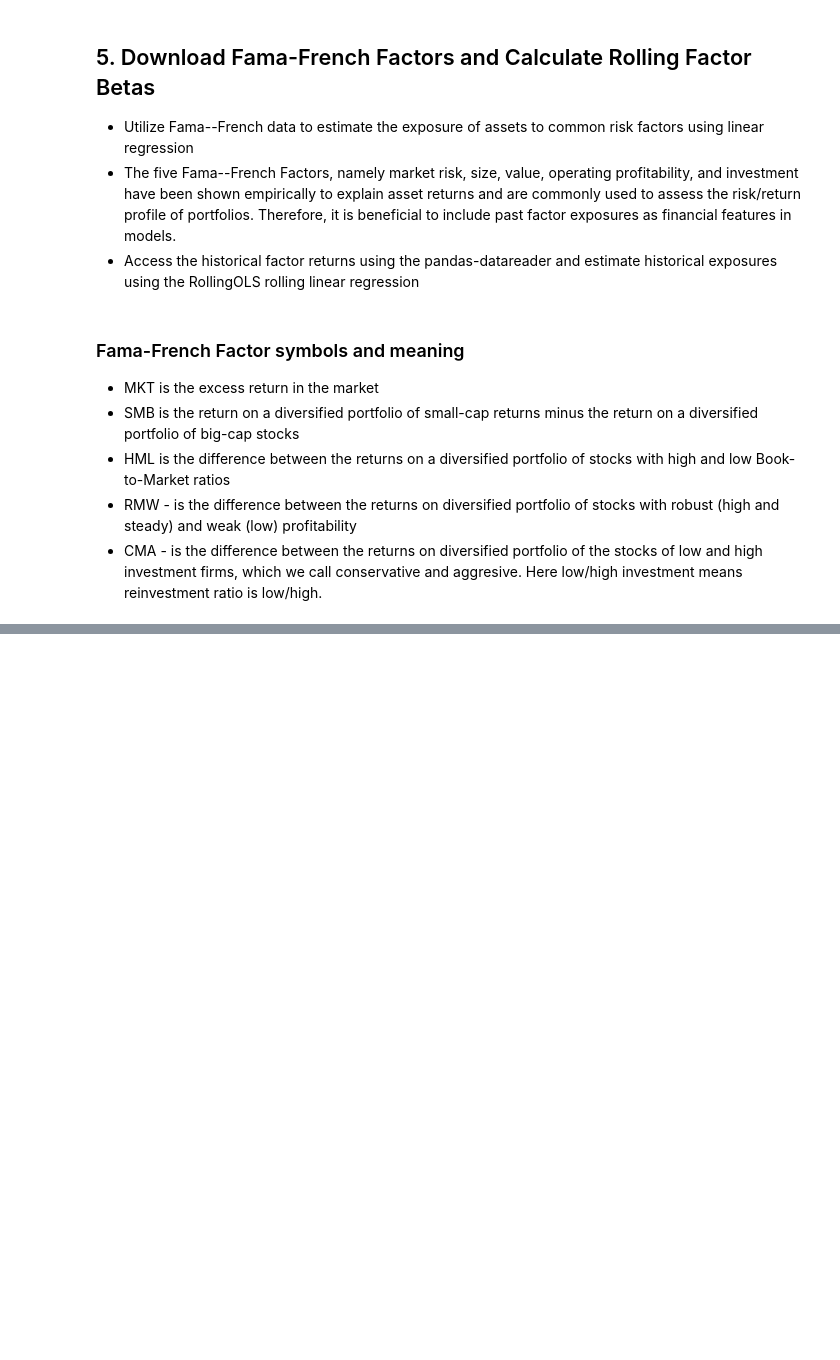
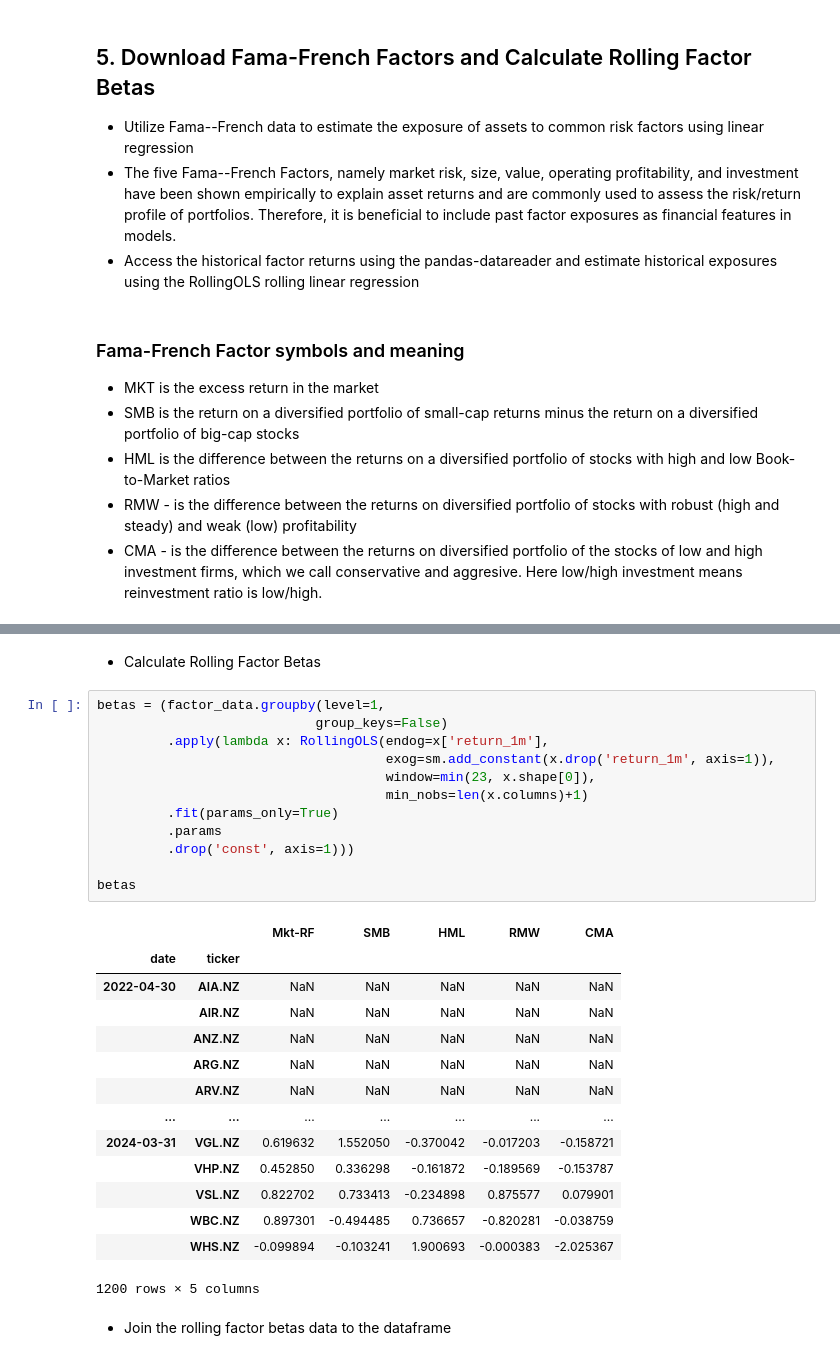
Before and after one commit to amm7903/NZX50, a Jupyter notebook: nzx50_attempt_2.ipynb, the cells around one changed output, grey strips where cells are left out. Cells and saved outputs as stored; diff of their text form; blank space fills up the shorter version.

```diff
--- a/nzx50_attempt_2.ipynb
+++ b/nzx50_attempt_2.ipynb
@@ -296,0 +280,31 @@ data
+# %% [markdown]
+* Calculate Rolling Factor Betas
+# %%
+betas = (factor_data.groupby(level=1,
+                            group_keys=False)
+         .apply(lambda x: RollingOLS(endog=x['return_1m'],
+                                     exog=sm.add_constant(x.drop('return_1m', axis=1)),
+                                     window=min(23, x.shape[0]),
+                                     min_nobs=len(x.columns)+1)
+         .fit(params_only=True)
+         .params
+         .drop('const', axis=1)))
+
+betas
+# %% [output]
+|  |  | Mkt-RF | SMB | HML | RMW | CMA |
+| date | ticker |  |  |  |  |  |
+| 2022-04-30 | AIA.NZ | NaN | NaN | NaN | NaN | NaN |
+|  | AIR.NZ | NaN | NaN | NaN | NaN | NaN |
+|  | ANZ.NZ | NaN | NaN | NaN | NaN | NaN |
+|  | ARG.NZ | NaN | NaN | NaN | NaN | NaN |
+|  | ARV.NZ | NaN | NaN | NaN | NaN | NaN |
+| ... | ... | ... | ... | ... | ... | ... |
+| 2024-03-31 | VGL.NZ | 0.619632 | 1.552050 | -0.370042 | -0.017203 | -0.158721 |
+|  | VHP.NZ | 0.452850 | 0.336298 | -0.161872 | -0.189569 | -0.153787 |
+|  | VSL.NZ | 0.822702 | 0.733413 | -0.234898 | 0.875577 | 0.079901 |
+|  | WBC.NZ | 0.897301 | -0.494485 | 0.736657 | -0.820281 | -0.038759 |
+|  | WHS.NZ | -0.099894 | -0.103241 | 1.900693 | -0.000383 | -2.025367 |
+1200 rows × 5 columns
+# %% [markdown]
+* Join the rolling factor betas data to the dataframe
```
Also changed, not shown: parts of 28 cells of this notebook.
